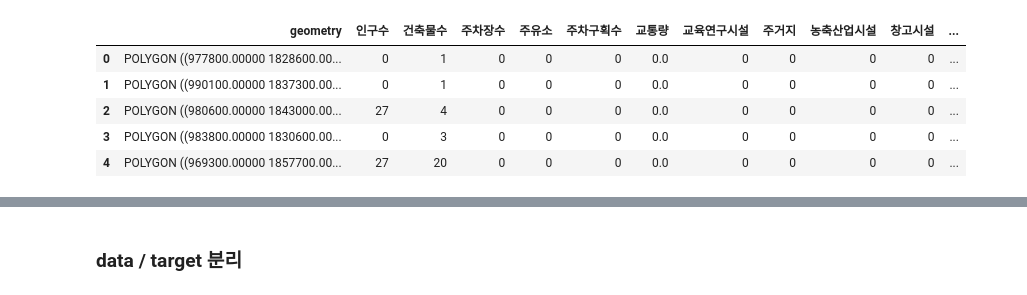
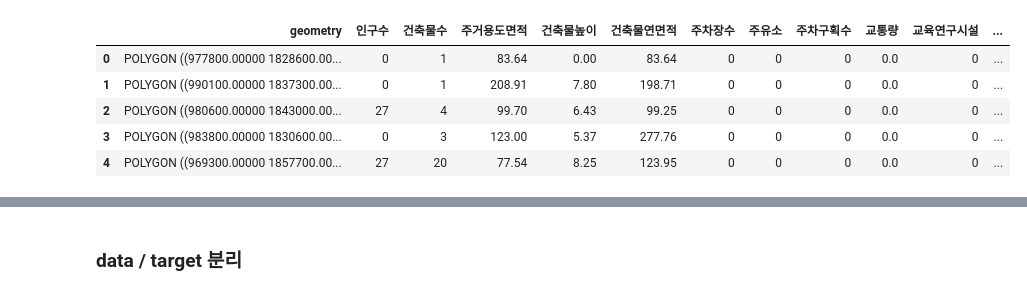
Before and after one commit to herongherong/kDataEV_Group_1, a Jupyter notebook: Jeonghyun/Untitled.ipynb, the cells around one changed output, grey strips where cells are left out. Saved outputs shown, nothing was run; the diff lists cells and outputs as text; code cells hidden in the pictures.

```diff
--- a/Jeonghyun/Untitled.ipynb
+++ b/Jeonghyun/Untitled.ipynb
@@ -36,15 +36,15 @@ from sklearn.metrics import make_scorer
 # matplotlib 한글 지원 폰트 설정
 plt.rc("font", family="Malgun Gothic")
 # %%
-gdf = geopandas.read_file('./dataset/전처리후/merge_6.geojson', encoding='utf-8')
-gdf = gdf[['geometry', '인구수', '건축물수', '주차장수', '주유소', '주차구획수', '교통량', '교육연구시설', '주거지', '농축산업시설', '창고시설',
+gdf = geopandas.read_file('./dataset/전처리후/merge_7.geojson', encoding='utf-8')
+gdf = gdf[['geometry', '인구수', '건축물수', '주거용도면적', '건축물높이', '건축물연면적', '주차장수', '주유소', '주차구획수', '교통량', '교육연구시설', '주거지', '농축산업시설', '창고시설',
        '편의시설', '생산시설', '님비시설', '자동차관련시설', 'EV']]
 
 gdf.head()
 # %% [output]
-|  | geometry | 인구수 | 건축물수 | 주차장수 | 주유소 | 주차구획수 | 교통량 | 교육연구시설 | 주거지 | 농축산업시설 | 창고시설 | ... |
-| 0 | POLYGON ((977800.00000 1828600.00... | 0 | 1 | 0 | 0 | 0 | 0.0 | 0 | 0 | 0 | 0 | ... |
-| 1 | POLYGON ((990100.00000 1837300.00... | 0 | 1 | 0 | 0 | 0 | 0.0 | 0 | 0 | 0 | 0 | ... |
-| 2 | POLYGON ((980600.00000 1843000.00... | 27 | 4 | 0 | 0 | 0 | 0.0 | 0 | 0 | 0 | 0 | ... |
-| 3 | POLYGON ((983800.00000 1830600.00... | 0 | 3 | 0 | 0 | 0 | 0.0 | 0 | 0 | 0 | 0 | ... |
-| 4 | POLYGON ((969300.00000 1857700.00... | 27 | 20 | 0 | 0 | 0 | 0.0 | 0 | 0 | 0 | 0 | ... |
+|  | geometry | 인구수 | 건축물수 | 주거용도면적 | 건축물높이 | 건축물연면적 | 주차장수 | 주유소 | 주차구획수 | 교통량 | 교육연구시설 | ... |
+| 0 | POLYGON ((977800.00000 1828600.00... | 0 | 1 | 83.64 | 0.00 | 83.64 | 0 | 0 | 0 | 0.0 | 0 | ... |
+| 1 | POLYGON ((990100.00000 1837300.00... | 0 | 1 | 208.91 | 7.80 | 198.71 | 0 | 0 | 0 | 0.0 | 0 | ... |
+| 2 | POLYGON ((980600.00000 1843000.00... | 27 | 4 | 99.70 | 6.43 | 99.25 | 0 | 0 | 0 | 0.0 | 0 | ... |
+| 3 | POLYGON ((983800.00000 1830600.00... | 0 | 3 | 123.00 | 5.37 | 277.76 | 0 | 0 | 0 | 0.0 | 0 | ... |
+| 4 | POLYGON ((969300.00000 1857700.00... | 27 | 20 | 77.54 | 8.25 | 123.95 | 0 | 0 | 0 | 0.0 | 0 | ... |
```
Also changed, not shown: parts of 11 cells of this notebook, 18 other files.
